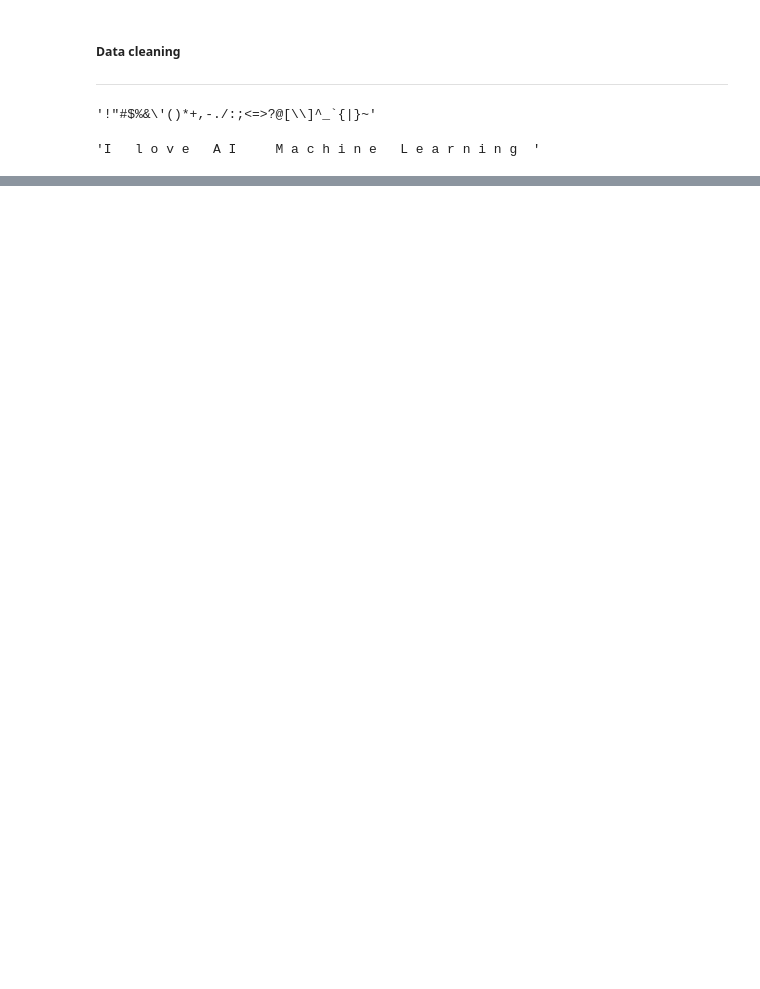
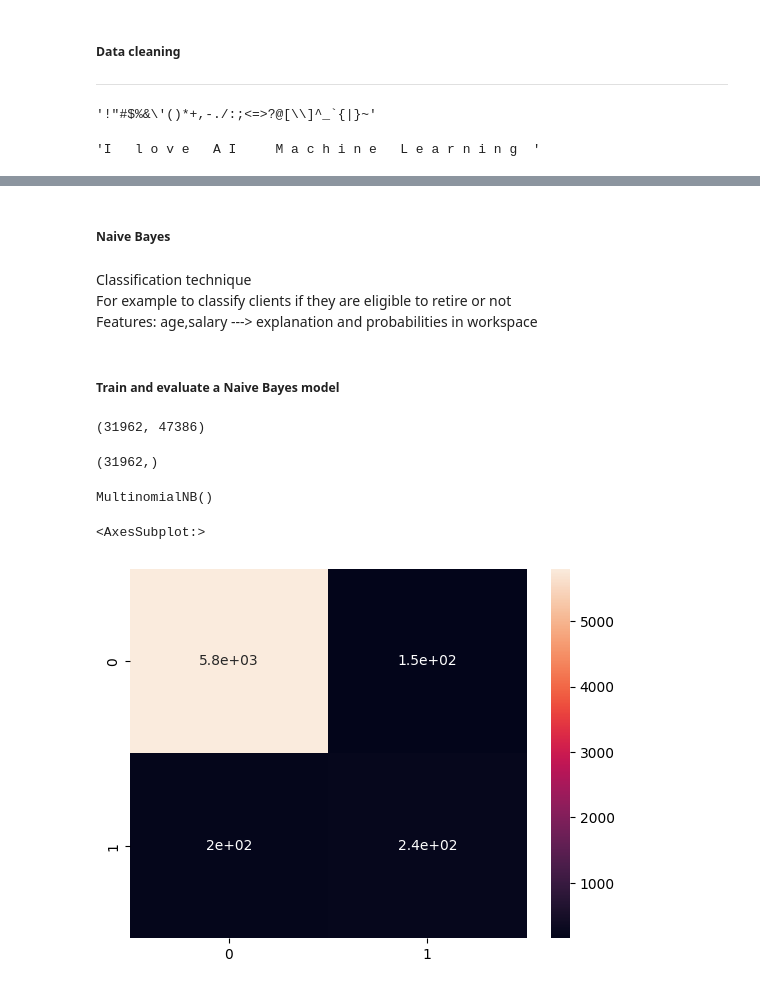
Before and after one commit to annkou/NLP, a Jupyter notebook: Sentiment analysis project/Twitter_sentiment_analysis_project(tutorial).ipynb, the cells around one changed output, grey strips where cells are left out. Cells and saved outputs as stored; diff of their text form; code cells hidden in the pictures; blank space fills up the shorter version.

```diff
--- a/Sentiment analysis project/Twitter_sentiment_analysis_project(tutorial).ipynb
+++ b/Sentiment analysis project/Twitter_sentiment_analysis_project(tutorial).ipynb
@@ -247,0 +432,3 @@ test_pun_removed_join
+# %%
+#convert in into a DataFrame
+Final = pd.DataFrame(tweets_vect.toarray())
@@ -247,0 +443,3 @@ test_pun_removed_join
+# %%
+y = tweets_df['label']
+y
@@ -247,0 +459,37 @@ test_pun_removed_join
+# %% [markdown]
+##### Naive Bayes
+# %% [markdown]
+Classification technique
+For example to classify clients if they are eligible to retire or not
+Features: age,salary ---> explanation and probabilities in workspace
+# %% [markdown]
+##### Train and evaluate a Naive Bayes model
+# %%
+#check sizes
+Final.shape
+# %% [output]
+(31962, 47386)
+# %%
+y.shape
+# %% [output]
+(31962,)
+# %%
+#train test split
+from sklearn.model_selection import train_test_split
+X_train,X_test,y_train,y_test = train_test_split(Final,y,test_size=0.2)
+# %%
+from sklearn.naive_bayes import MultinomialNB
+#train the model
+NB_classifier = MultinomialNB()
+NB_classifier.fit(X_train,y_train)
+# %% [output]
+MultinomialNB()
+# %%
+#evaluate it using a confusion matrix for classification problems
+from sklearn.metrics import confusion_matrix , classification_report
+y_predict = NB_classifier.predict(X_test)
+cm = confusion_matrix(y_test,y_predict)
+sns.heatmap(cm,annot = True)
+# %% [output]
+<AxesSubplot:>
+[figure, added]
```
Also changed, not shown: parts of 24 cells of this notebook, 1 other file.
